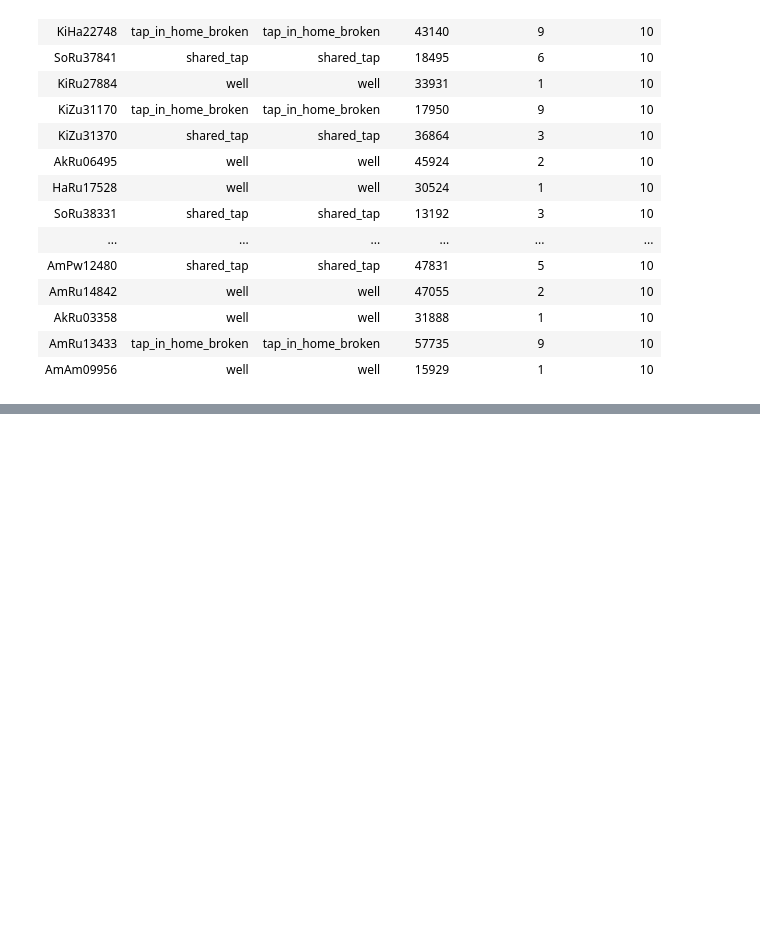
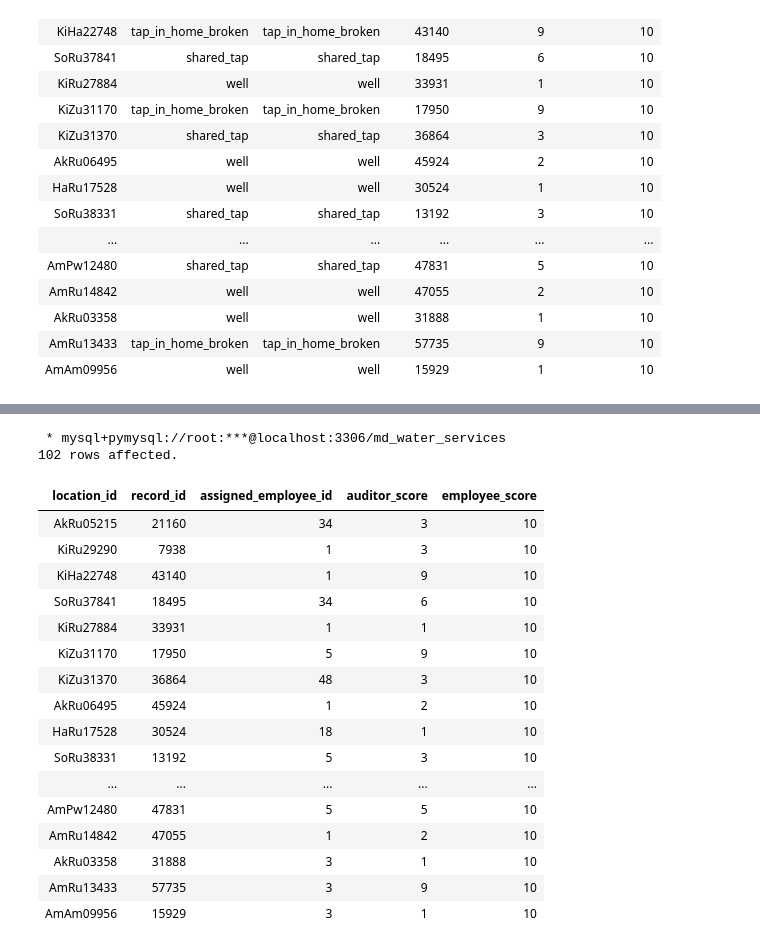
Before and after one commit to enockmbaraka/sqlchemy, a Jupyter notebook: Maji_Ndogo_Part_3/Maji_Ndogo_Project_3.ipynb, the cells around one changed output, grey strips where cells are left out. Cells and saved outputs as stored; diff of their text form; code cells hidden in the pictures; blank space fills up the shorter version.

```diff
--- a/Maji_Ndogo_Part_3/Maji_Ndogo_Project_3.ipynb
+++ b/Maji_Ndogo_Part_3/Maji_Ndogo_Project_3.ipynb
@@ -361,0 +366,40 @@ WHERE
+# %%
+%%sql
+
+SELECT
+    v.location_id,
+    v.record_id,
+    v.assigned_employee_id,
+    ar.true_water_source_score AS auditor_score,
+    wq.subjective_quality_score AS employee_score
+FROM
+    visits v
+JOIN
+    water_source ws ON v.source_id = ws.source_id
+JOIN
+    auditor_report ar ON v.location_id = ar.location_id
+JOIN
+    water_quality wq ON v.record_id = wq.record_id
+WHERE
+    ar.true_water_source_score != wq.subjective_quality_score
+    AND v.visit_count = 1;
+# %% [output]
+ * mysql+pymysql://root:***@localhost:3306/md_water_services
+102 rows affected.
+| location_id | record_id | assigned_employee_id | auditor_score | employee_score |
+| AkRu05215 | 21160 | 34 | 3 | 10 |
+| KiRu29290 | 7938 | 1 | 3 | 10 |
+| KiHa22748 | 43140 | 1 | 9 | 10 |
+| SoRu37841 | 18495 | 34 | 6 | 10 |
+| KiRu27884 | 33931 | 1 | 1 | 10 |
+| KiZu31170 | 17950 | 5 | 9 | 10 |
+| KiZu31370 | 36864 | 48 | 3 | 10 |
+| AkRu06495 | 45924 | 1 | 2 | 10 |
+| HaRu17528 | 30524 | 18 | 1 | 10 |
+| SoRu38331 | 13192 | 5 | 3 | 10 |
+| ... | ... | ... | ... | ... |
+| AmPw12480 | 47831 | 5 | 5 | 10 |
+| AmRu14842 | 47055 | 1 | 2 | 10 |
+| AkRu03358 | 31888 | 3 | 1 | 10 |
+| AmRu13433 | 57735 | 3 | 9 | 10 |
+| AmAm09956 | 15929 | 3 | 1 | 10 |
```
Also changed, not shown: parts of 2 cells of this notebook.
